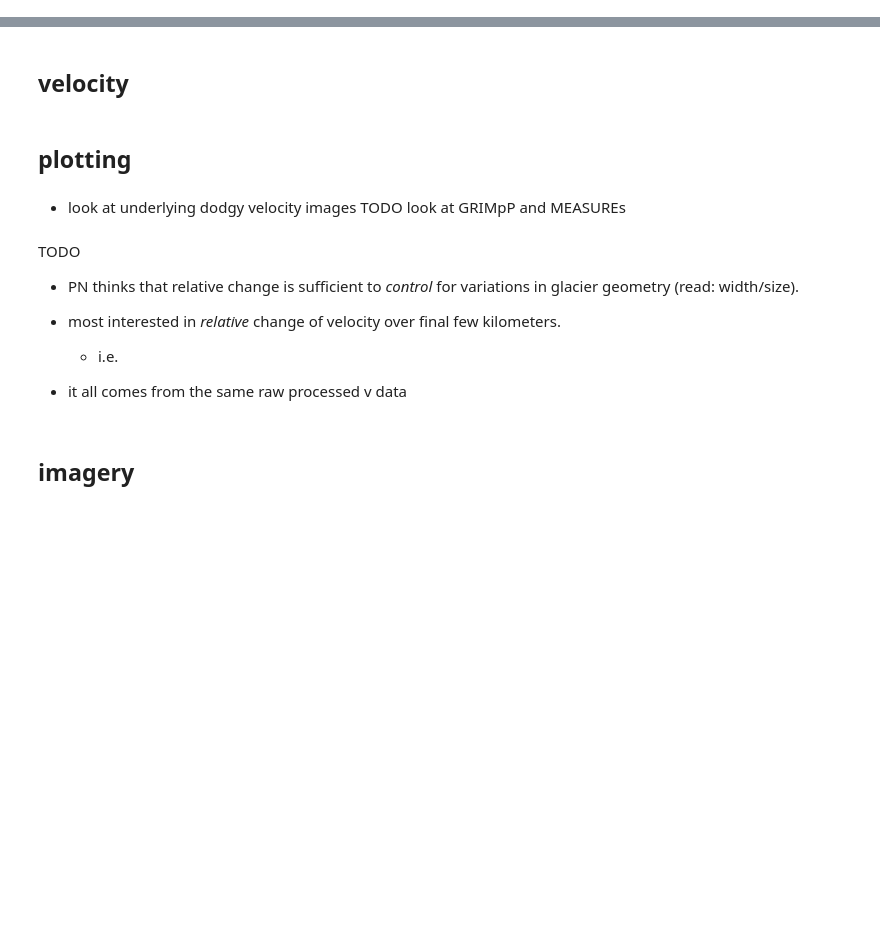
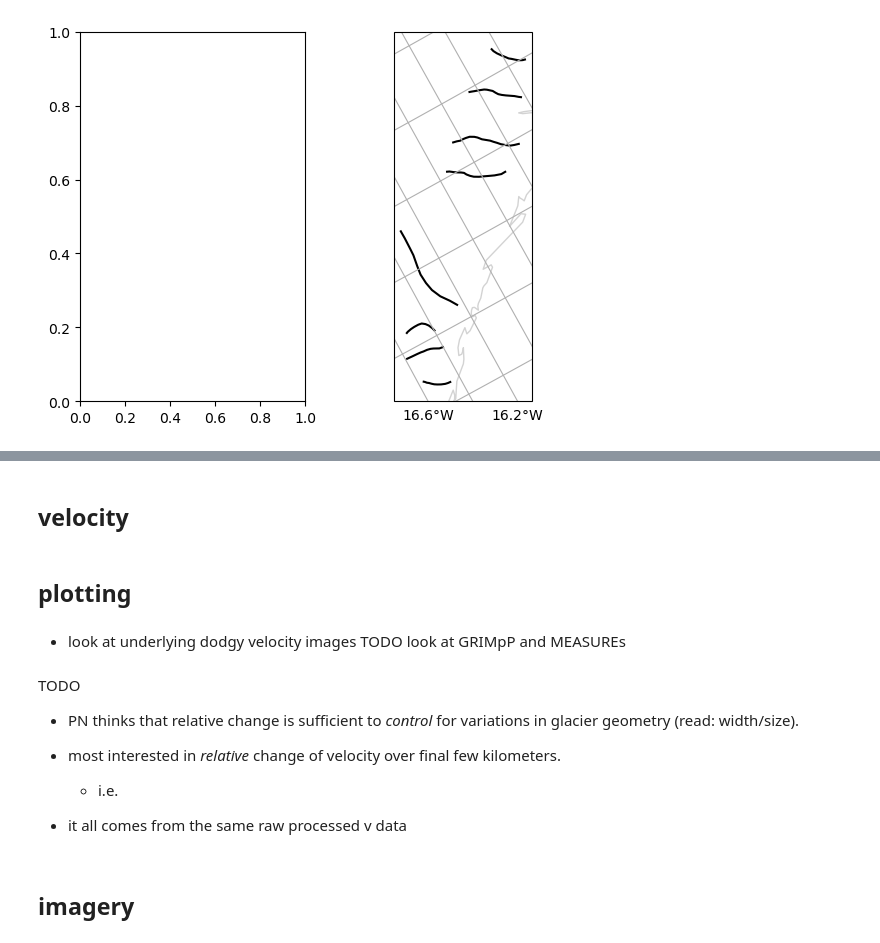
Before and after one commit to tlohde/lake-terminating-glaciers, a Jupyter notebook: src/scratchpad.ipynb, the cells around one changed output, grey strips where cells are left out. Cells and saved outputs as stored; diff of their text form; code cells hidden in the pictures; blank space fills up the shorter version.

```diff
--- a/src/scratchpad.ipynb
+++ b/src/scratchpad.ipynb
@@ -41,0 +120,7 @@ prj = ccrs.Stereographic(
+# %%
+# add directory to centrelines geojson
+centrelines = gpd.read_file('../data/streams_v3.geojson')
+centrelines['directory'] = pd.Series()
+for line in centrelines.itertuples():
+    cntr = line.geometry.centroid
+    centrelines.loc[line.Index, 'directory'] = f'../data/id{line.Index}_{cntr.x:.0f}x_{cntr.y:.0f}y'
@@ -41,0 +167,57 @@ prj = ccrs.Stereographic(
+# %%
+where = 'iceland'
+
+colors = plt.get_cmap('tab20').colors
+
+fig = plt.figure()
+
+ax = fig.add_subplot(1,2,1)
+
+ax.set_prop_cycle(cycler(color=colors))
+
+axmap = fig.add_subplot(1,2,2, projection=prj)
+axmap.add_feature(cfeature.COASTLINE, edgecolor='lightgrey')
+centrelines.loc[centrelines['where']==where].plot(ax=axmap, color='k')
+gl = axmap.gridlines(crs=ccrs.PlateCarree(),
+                     draw_labels=True)
+gl.rotate_labels=False
+gl.bottom_labels=True
+gl.left_labels=True
+gl.top_labels=False
+# gl.right_labels = True
+
+# texts = []
+# for i, row in enumerate(centrelines.loc[centrelines['where'] == where].itertuples()):
+
+#     sec_file = glob('sec.zarr', root_dir=row.directory)
+#     assert len(sec_file) == 1, 'not enough / too many files'
+#     sec_file_path = os.path.join(row.directory, sec_file[0])
+
+#     sampled = sample_sec(sec_file_path)
+
+#     plot_result(sampled, row.Index, ax)
+
+
+#     text = axmap.annotate(
+#         text=row.Index,
+#         xy=row.geometry.centroid.coords[0],
+#         c=colors[i],
+#         path_effects=[path_effects.withSimplePatchShadow(shadow_rgbFace='lightgrey',
+#                                                                  alpha=0.9,
+#                                                                  offset=(1,-1))])
+#     texts.append(text)
+
+# _ = adjust_text(texts)
+
+# # ax.legend(ncols=2, frameon=False)
+# ax.set_title(None)
+# ax.set_ylabel('surface elevation change (m/yr)')
+# ax.set_xlabel('distance from terminus (km)')
+
+# sns.despine(ax=ax)
+# axmap.set_axis_off()
+# plt.subplots_adjust(wspace=0.05)
+
+# ax.set_title(where)
+# %% [output]
+[figure, added]
```
Also changed, not shown: parts of 14 cells of this notebook, 4 other files.
